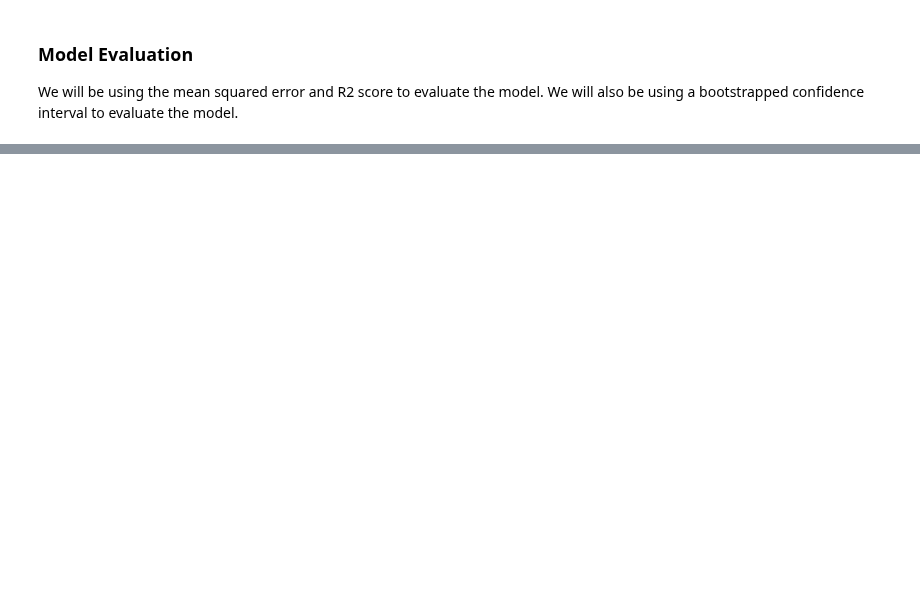
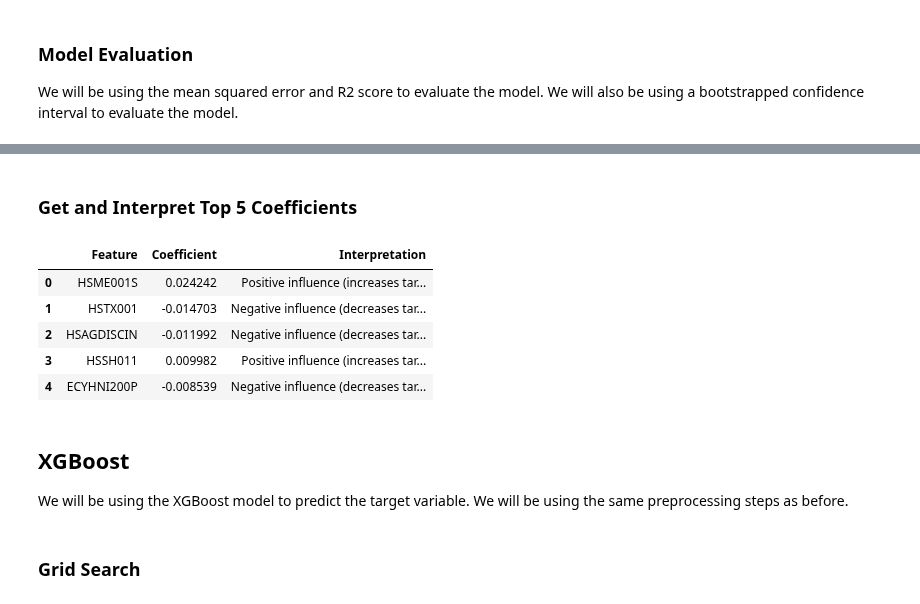
Before and after one commit to noahkostesku/CanadianHouseholdAnalysis, a Jupyter notebook: CanadianHouseholdAnalysis.ipynb, the cells around one changed output, grey strips where cells are left out. Saved outputs shown, nothing was run; the diff lists cells and outputs as text; code cells hidden in the pictures; blank space fills up the shorter version.

```diff
--- a/CanadianHouseholdAnalysis.ipynb
+++ b/CanadianHouseholdAnalysis.ipynb
@@ -855,0 +863,35 @@ NameError: name 'final_model' is not defined
+# %% [markdown]
+<h3>Get and Interpret Top 5 Coefficients</h3>
+# %%
+# Get feature names and coefficients from your fitted model
+feature_names = X_train.columns
+coefficients = final_model.coef_
+
+# Create a DataFrame to pair them
+coef_df = pd.DataFrame({
+    'Feature': feature_names,
+    'Coefficient': coefficients
+})
+
+# Get the top 5 by absolute magnitude
+top5 = coef_df.reindex(coef_df.Coefficient.abs().sort_values(ascending=False).index).head(5)
+
+# Add interpretation column
+top5['Interpretation'] = top5['Coefficient'].apply(lambda x:
+    'Positive influence (increases target)' if x > 0 else
+    'Negative influence (decreases target)' if x < 0 else
+    'No effect'
+)
+
+top5.reset_index(drop=True, inplace=True)
+top5
+# %% [output]
+|  | Feature | Coefficient | Interpretation |
+| 0 | HSME001S | 0.024242 | Positive influence (increases tar... |
+| 1 | HSTX001 | -0.014703 | Negative influence (decreases tar... |
+| 2 | HSAGDISCIN | -0.011992 | Negative influence (decreases tar... |
+| 3 | HSSH011 | 0.009982 | Positive influence (increases tar... |
+| 4 | ECYHNI200P | -0.008539 | Negative influence (decreases tar... |
+# %% [markdown]
+<h2>XGBoost</h2>
+<p>We will be using the XGBoost model to predict the target variable. We will be using the same preprocessing steps as before.</p>
@@ -855,0 +903,2 @@ NameError: name 'final_model' is not defined
+# %% [markdown]
+<h3>Grid Search</h3>
```
Also changed, not shown: parts of 6 cells of this notebook, 1 other file.
